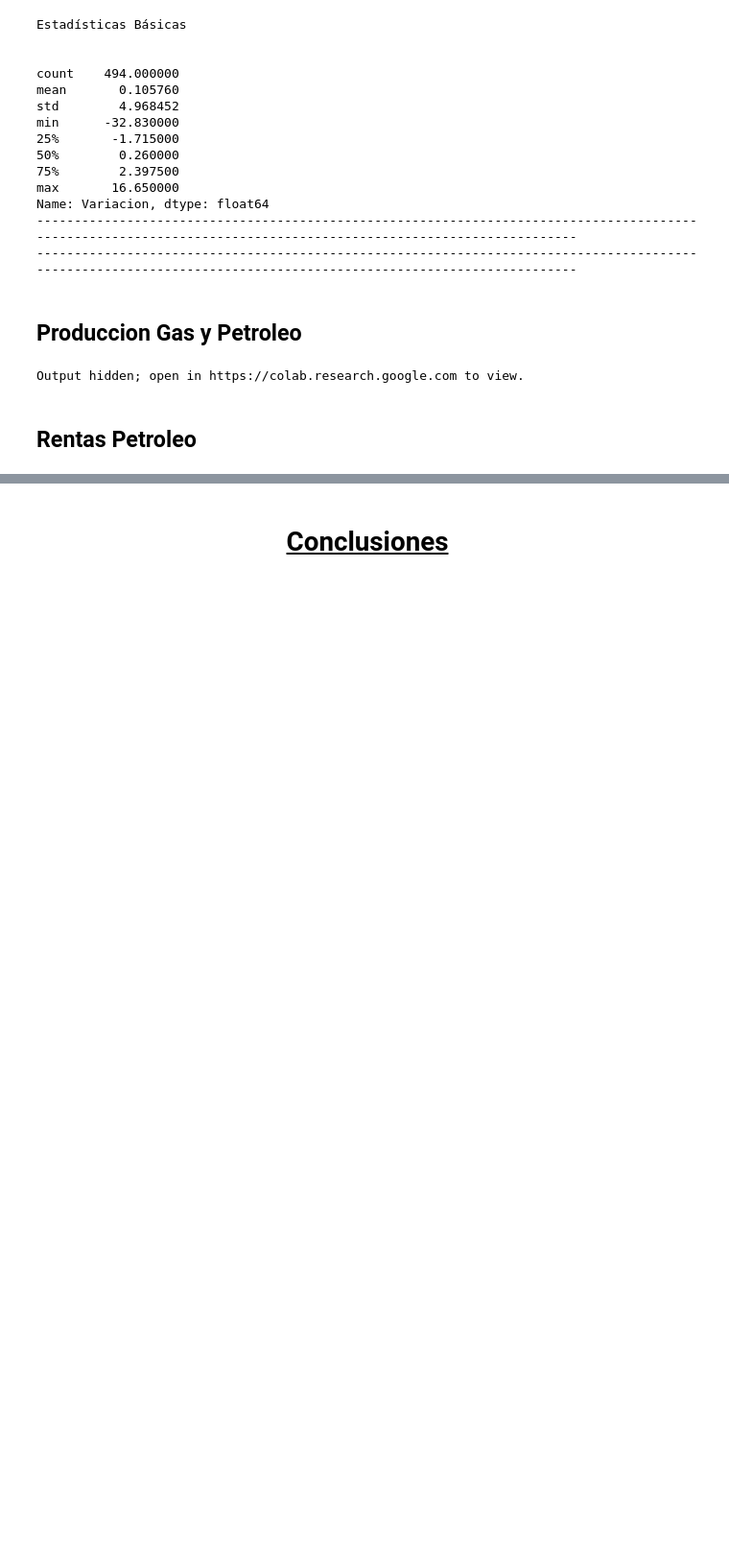
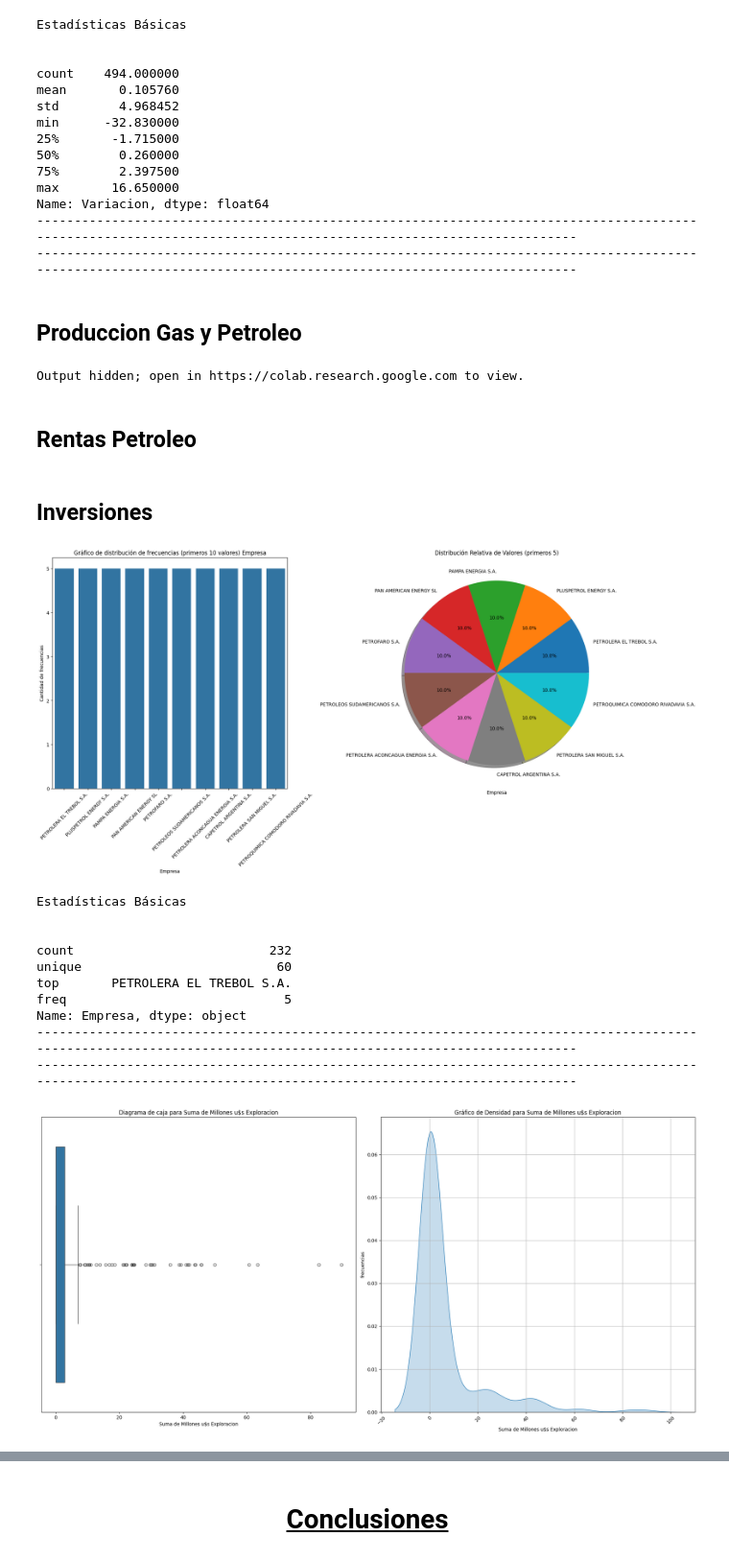
Before and after one commit to No-Country-simulation/c19-108-m-data-bi, a Jupyter notebook: notebooks/EDA_preliminar.ipynb, the cells around one changed output, grey strips where cells are left out. Shown at 96% size. Saved outputs shown, nothing was run; the diff lists cells and outputs as text; code cells hidden in the pictures; blank space fills up the shorter version.

```diff
--- a/notebooks/EDA_preliminar.ipynb
+++ b/notebooks/EDA_preliminar.ipynb
@@ -48,6 +48,8 @@ precio_crudo_barril = pd.read_parquet('../stage/precio_internacional_del_crudo(p
 prod_gyp = pd.read_parquet('../stage/produccion_petroleo_y_gas.parquet')
 # %%
 rentas_petroleo = pd.read_parquet('../stage/rentas_del_petróleo_(% del PIB)_Arg.parquet')
+# %%
+inversiones = pd.read_parquet('../stage/Inversiones 2020-2024.parquet')
 # %% [markdown]
 # <h1 align= 'center'><u><strong>EDA Preliminar</strong></u>
 # %% [markdown]
@@ -366,3 +368,20 @@ Output hidden; open in https://colab.research.google.com to view.
 # %%
 # No tiene sentido el realizar un analisis grafico de este fichero, ya que consta de un solo registro
 # r.descripcion_distribucion(rentas_petroleo)
+# %% [markdown]
+## Inversiones
+# %%
+r.descripcion_distribucion(inversiones)
+# %% [output]
+[figure, added]
+Estadísticas Básicas
+
+
+count                          232
+unique                          60
+top       PETROLERA EL TREBOL S.A.
+freq                             5
+Name: Empresa, dtype: object
+----------------------------------------------------------------------------------------------------------------------------------------------------------------
+----------------------------------------------------------------------------------------------------------------------------------------------------------------
+[figure, added]
```
Also changed, not shown: parts of 1 cell of this notebook, 5 other files.
